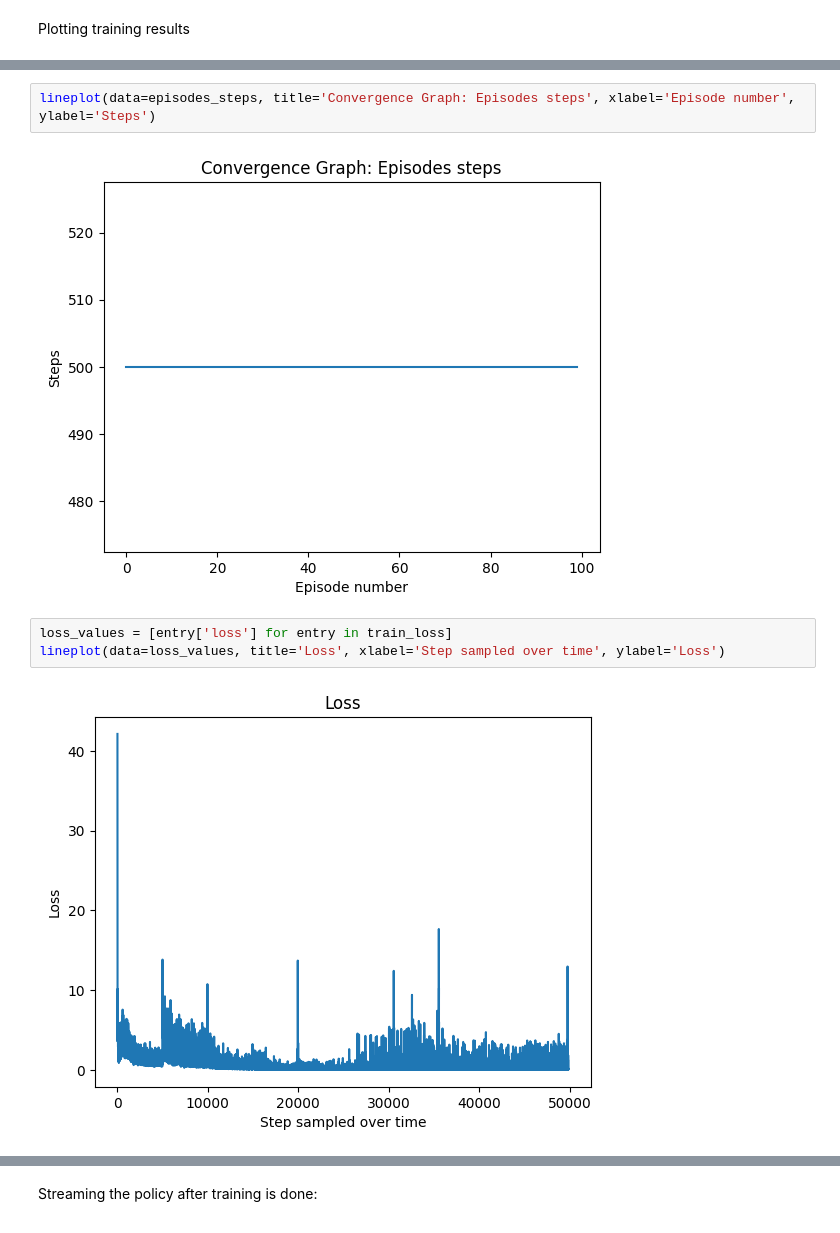
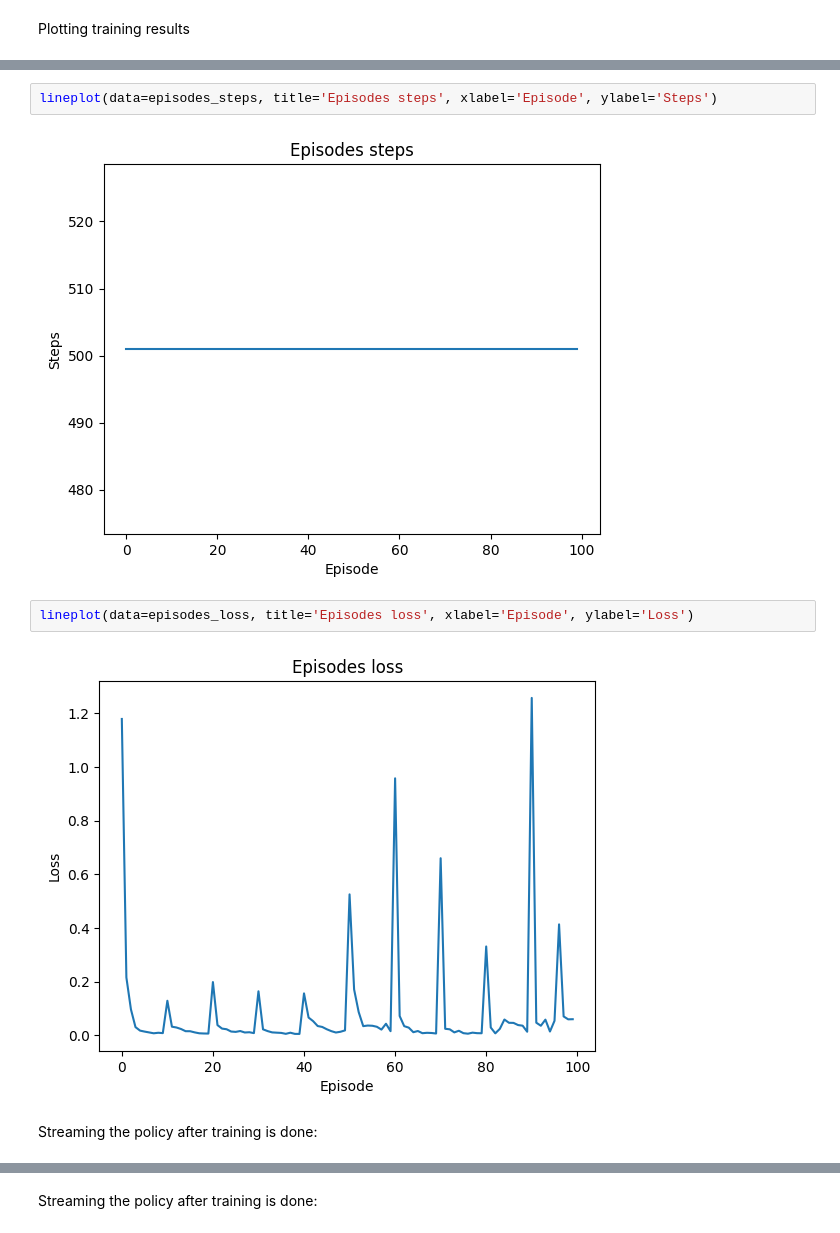
Before and after one commit to mhornstein/RL-Sokoban, a Jupyter notebook: notebook/Final_Project_sokoban.ipynb, the cells around one changed output, grey strips where cells are left out. Cells and saved outputs as stored; diff of their text form.

```diff
--- a/notebook/Final_Project_sokoban.ipynb
+++ b/notebook/Final_Project_sokoban.ipynb
@@ -427,9 +473,10 @@ lineplot(data=episodes_rewards, title='Convergence Graph: Episodes reward', xlab
 # %%
-lineplot(data=episodes_steps, title='Convergence Graph: Episodes steps', xlabel='Episode number', ylabel='Steps')
+lineplot(data=episodes_steps, title='Episodes steps', xlabel='Episode', ylabel='Steps')
 # %% [output]
-[figure, old version]
+[figure, new version]
-# %%
-loss_values = [entry['loss'] for entry in train_loss]
-lineplot(data=loss_values, title='Loss', xlabel='Step sampled over time', ylabel='Loss')
-# %% [output]
-[figure, removed]
+# %%
+lineplot(data=episodes_loss, title='Episodes loss', xlabel='Episode', ylabel='Loss')
+# %% [output]
+[figure, added]
+# %% [markdown]
+Streaming the policy after training is done:
```
Also changed, not shown: parts of 48 cells of this notebook, 2 other files.
